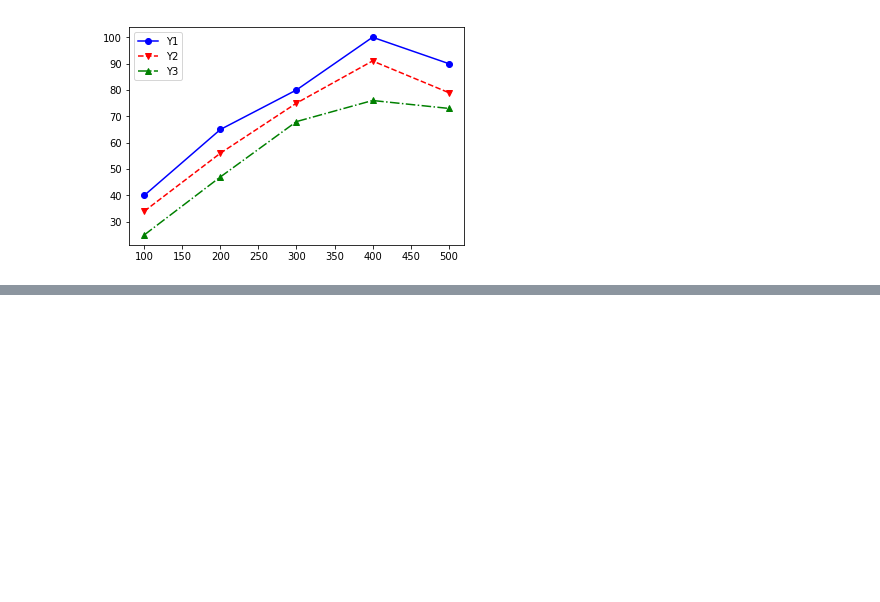
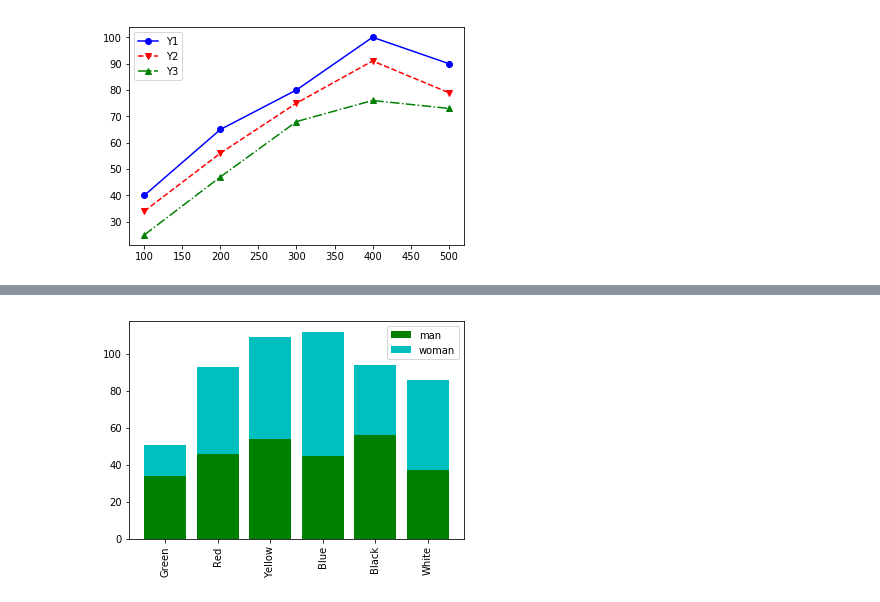
Before and after one commit to TsubasaYoshida/python_learning, a Jupyter notebook: src/graph_introduciton.ipynb, the cells around one changed output, grey strips where cells are left out. Saved outputs shown, nothing was run; the diff lists cells and outputs as text; code cells hidden in the pictures; blank space fills up the shorter version.

```diff
--- a/src/graph_introduciton.ipynb
+++ b/src/graph_introduciton.ipynb
@@ -69,0 +94,13 @@ plt.show()
+# %%
+import matplotlib.pyplot as plt
+labels = ["Green", "Red", "Yellow", "Blue", "Black", "White"]
+x_pos = range(0, 6)
+A = [34, 46, 54, 45, 56, 37]
+B = [17, 47, 55, 67, 38, 49]
+bar1 = plt.bar(x_pos, A , color = "g")
+bar2 = plt.bar(x_pos, B , color = "c", bottom = A)
+plt.xticks(x_pos, labels, rotation = "vertical")
+plt.legend((bar1, bar2), ("man", "woman"), loc = "upper right")
+plt.show()
+# %% [output]
+[figure, added]
```
Also changed, not shown: parts of 5 cells of this notebook.
